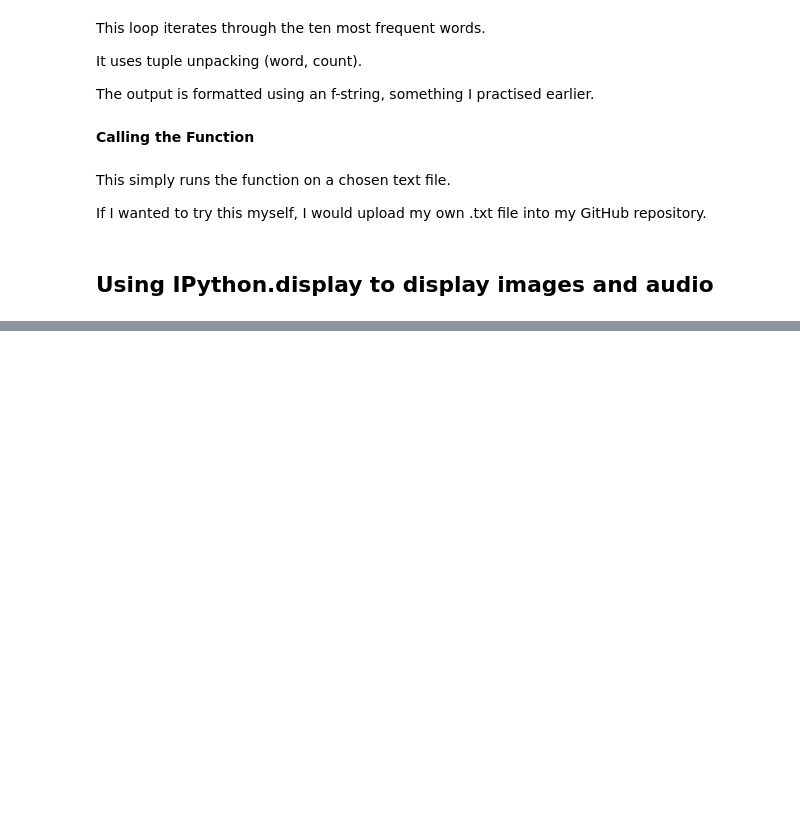
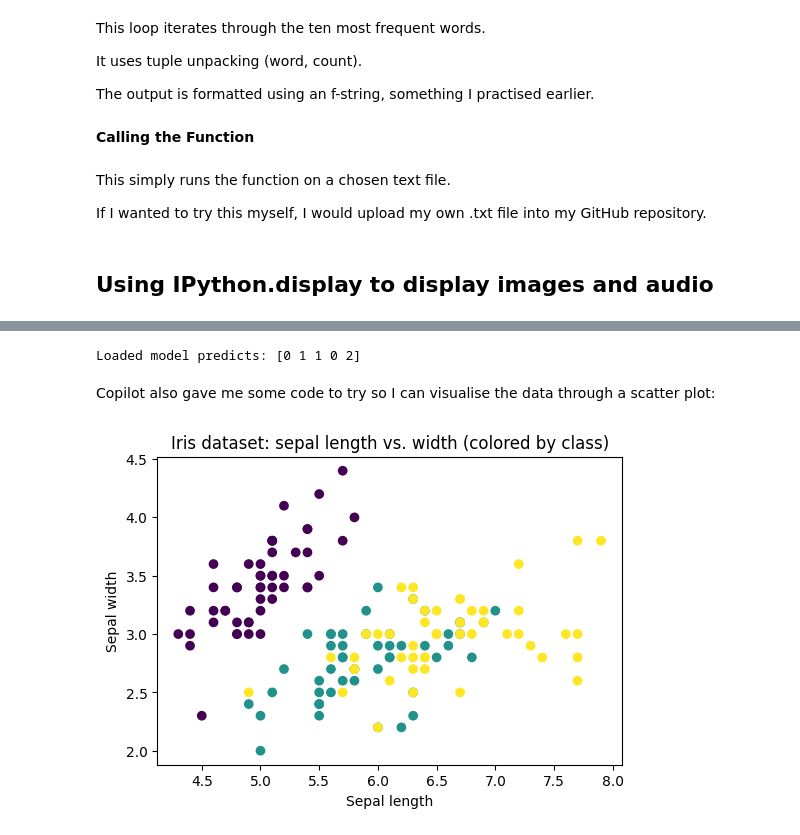
Before and after one commit to AlexMeiklejon/AI-for-the-arts, a Jupyter notebook: coding_exercises.ipynb, the cells around one changed output, grey strips where cells are left out. Saved outputs shown, nothing was run; the diff lists cells and outputs as text; code cells hidden in the pictures; blank space fills up the shorter version.

Commit message:
scikit learn datasets sectin complete

```diff
--- a/coding_exercises.ipynb
+++ b/coding_exercises.ipynb
@@ -1651,0 +2004,30 @@ If I wanted to try this myself, I would upload my own .txt file into my GitHub r
+# %%
+
+import joblib
+
+# Save
+joblib.dump(best_knn, "best_knn.joblib")
+
+# Load
+loaded_model = joblib.load("best_knn.joblib")
+print("Loaded model predicts:", loaded_model.predict(X_test_scaled)[:5])
+# %% [output]
+Loaded model predicts: [0 1 1 0 2]
+# %% [markdown]
+Copilot also gave me some code to try so I can visualise the data through a scatter plot:
+# %%
+
+import matplotlib.pyplot as plt
+from sklearn.datasets import load_iris
+
+iris = load_iris()
+X, y = iris.data, iris.target
+
+plt.figure(figsize=(6,4))
+plt.scatter(X[:, 0], X[:, 1], c=y, cmap="viridis")
+plt.xlabel("Sepal length")
+plt.ylabel("Sepal width")
+plt.title("Iris dataset: sepal length vs. width (colored by class)")
+plt.show()
+# %% [output]
+[figure, added]
```
Also changed, not shown: parts of 31 cells of this notebook, 3 other files.
